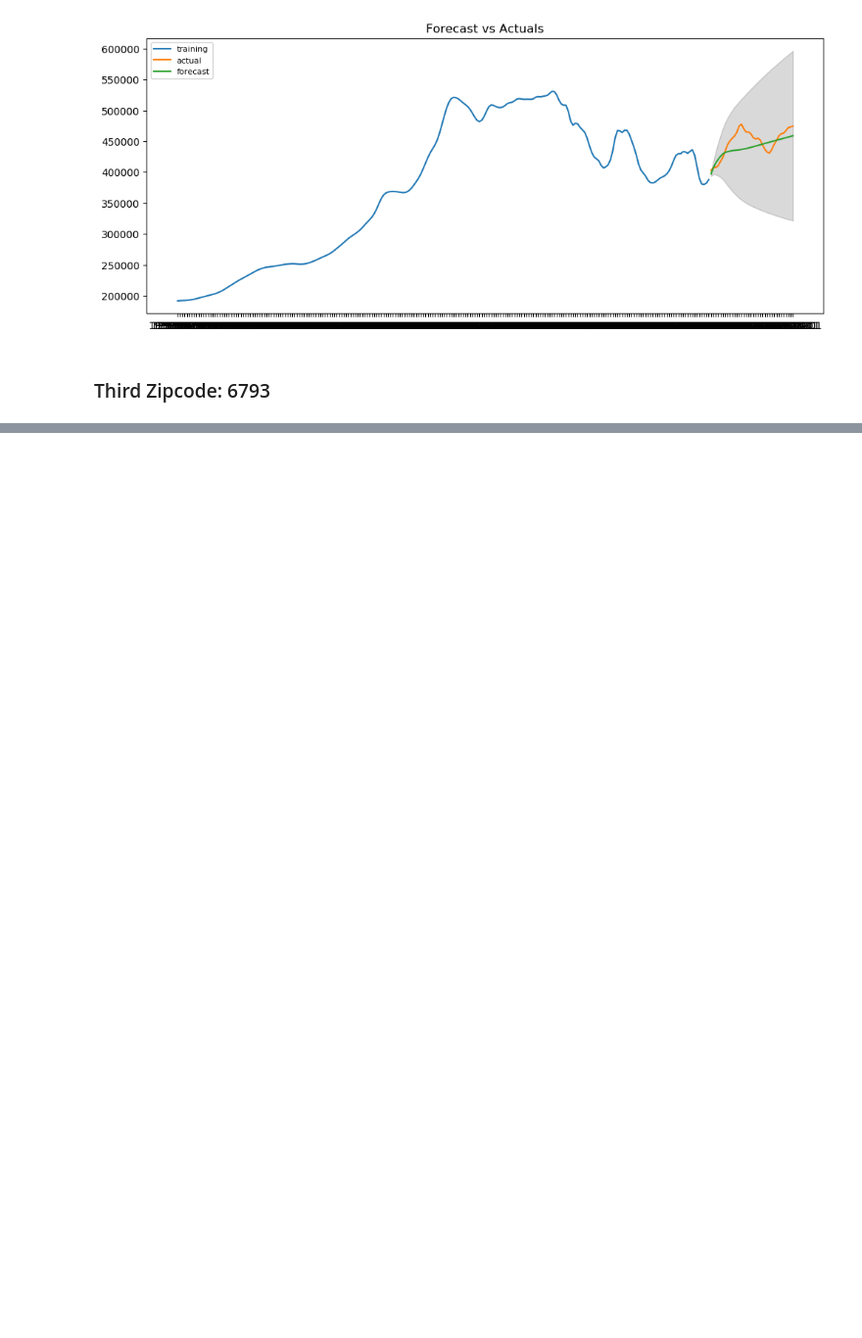
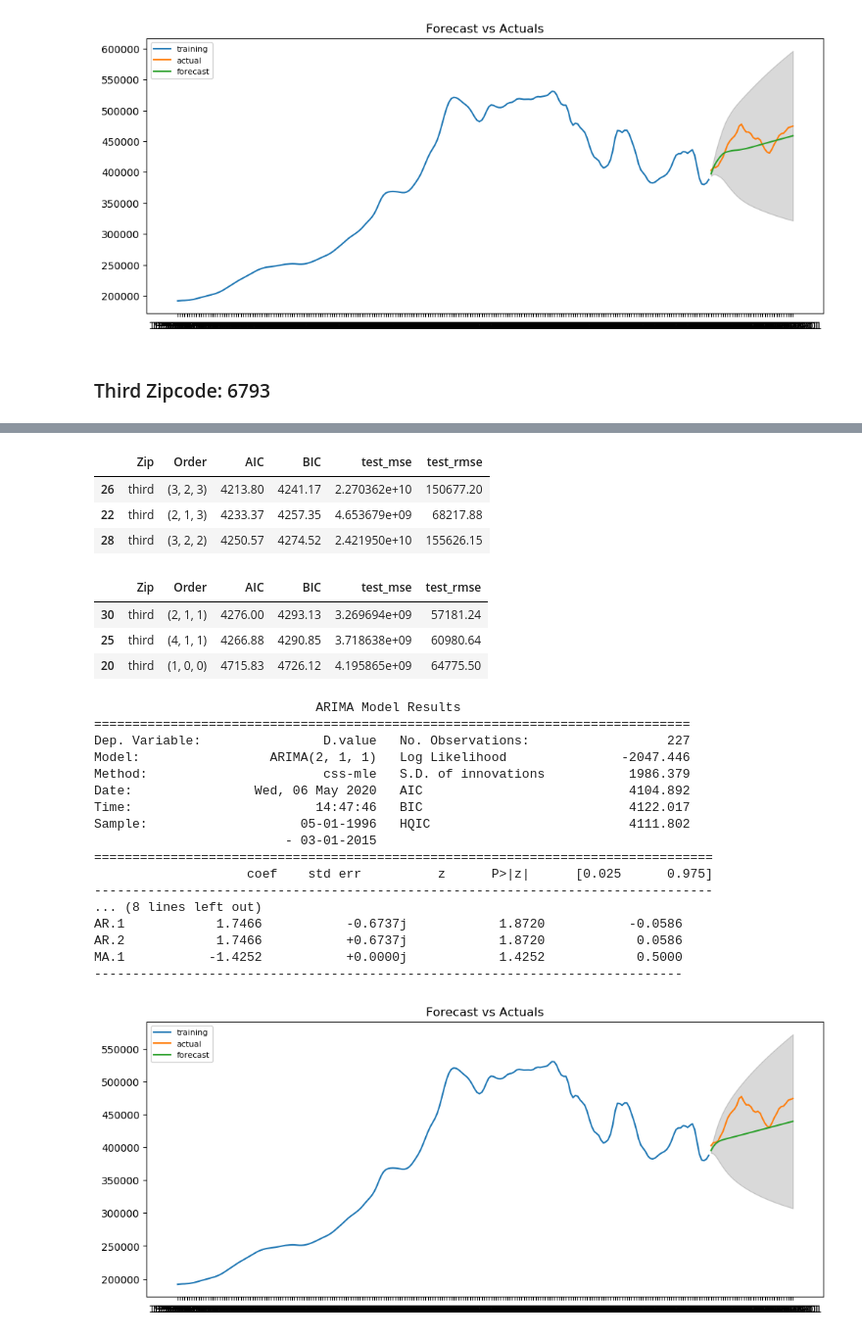
Before and after one commit to mcerow/TriState_Glory, a Jupyter notebook: Connecticut.ipynb, the cells around one changed output, grey strips where cells are left out. Shown at 98% size. Saved outputs shown, nothing was run; the diff lists cells and outputs as text; code cells hidden in the pictures; blank space fills up the shorter version.

```diff
--- a/Connecticut.ipynb
+++ b/Connecticut.ipynb
@@ -667,0 +686,35 @@ MA.1           -5.2387           +0.0000j            5.2387            0.5000
+# %%
+third_zip_models.sort_values('AIC', axis=0, ascending=True)[:3]
+# %% [output]
+|  | Zip | Order | AIC | BIC | test_mse | test_rmse |
+| 26 | third | (3, 2, 3) | 4213.80 | 4241.17 | 2.270362e+10 | 150677.20 |
+| 22 | third | (2, 1, 3) | 4233.37 | 4257.35 | 4.653679e+09 | 68217.88 |
+| 28 | third | (3, 2, 2) | 4250.57 | 4274.52 | 2.421950e+10 | 155626.15 |
+# %%
+third_zip_models.sort_values('test_rmse', axis=0, ascending=True)[:3]
+# %% [output]
+|  | Zip | Order | AIC | BIC | test_mse | test_rmse |
+| 30 | third | (2, 1, 1) | 4276.00 | 4293.13 | 3.269694e+09 | 57181.24 |
+| 25 | third | (4, 1, 1) | 4266.88 | 4290.85 | 3.718638e+09 | 60980.64 |
+| 20 | third | (1, 0, 0) | 4715.83 | 4726.12 | 4.195865e+09 | 64775.50 |
+# %%
+best_model(second_zip, order=(2, 1, 1))
+# %% [output]
+                             ARIMA Model Results
+==============================================================================
+Dep. Variable:                D.value   No. Observations:                  227
+Model:                 ARIMA(2, 1, 1)   Log Likelihood               -2047.446
+Method:                       css-mle   S.D. of innovations           1986.379
+Date:                Wed, 06 May 2020   AIC                           4104.892
+Time:                        14:47:46   BIC                           4122.017
+Sample:                    05-01-1996   HQIC                          4111.802
+                         - 03-01-2015
+=================================================================================
+                    coef    std err          z      P>|z|      [0.025      0.975]
+---------------------------------------------------------------------------------
+... (8 lines left out)
+AR.1            1.7466           -0.6737j            1.8720           -0.0586
+AR.2            1.7466           +0.6737j            1.8720            0.0586
+MA.1           -1.4252           +0.0000j            1.4252            0.5000
+-----------------------------------------------------------------------------
+[figure, added]
```
Also changed, not shown: parts of 9 cells of this notebook.
